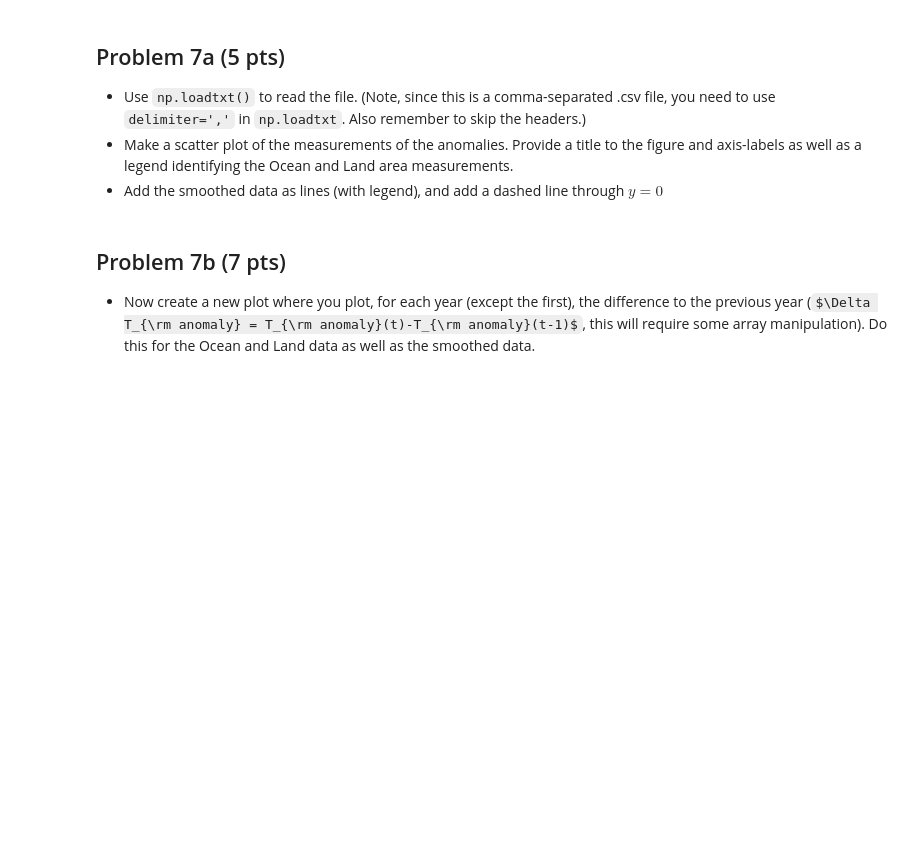
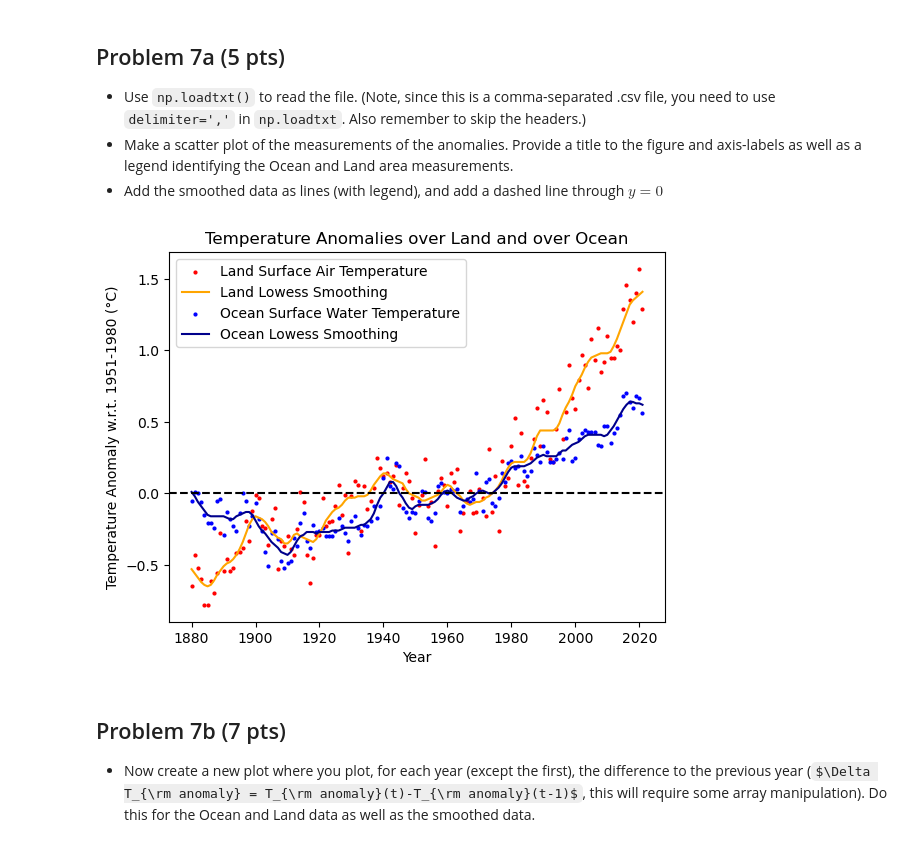
Before and after one commit to ufotermiten/SEE125_FINAL_LP2, a Jupyter notebook: SEE125_Final_LP2.ipynb, the cells around one changed output. Drawn from its saved outputs; the diff is of its cells as text; code cells hidden in the pictures; some formulas as TeX source; blank space fills up the shorter version.

```diff
--- a/SEE125_Final_LP2.ipynb
+++ b/SEE125_Final_LP2.ipynb
@@ -425,6 +427,20 @@ and read in the data, which consists of measurements (both raw and smoothed) of
 # %%
 import numpy as np
 
 # YOUR CODE HERE
-raise NotImplementedError()
-data
+data = np.loadtxt('https://data.giss.nasa.gov/gistemp/graphs/graph_data/Temperature_Anomalies_over_Land_and_over_Ocean/graph.csv', delimiter=',', skiprows=2)
+
+plt.scatter(data[:,0],data[:,1], color='red', s=4, label='Land Surface Air Temperature')
+plt.plot(data[:,0],data[:,2], color='orange', label='Land Lowess Smoothing')
+plt.scatter(data[:,0],data[:,3], color='blue', s=4, label='Ocean Surface Water Temperature')
+plt.plot(data[:,0],data[:,4], color='darkblue', label='Ocean Lowess Smoothing')
+
+plt.axhline(color='black',linestyle='--')
+plt.legend()
+
+plt.title("Temperature Anomalies over Land and over Ocean")
+plt.xlabel("Year")
+plt.ylabel("Temperature Anomaly w.r.t. 1951-1980 (°C)")
+plt.show()
+# %% [output]
+[figure, added]
```
Also changed, not shown: parts of 9 cells of this notebook.
